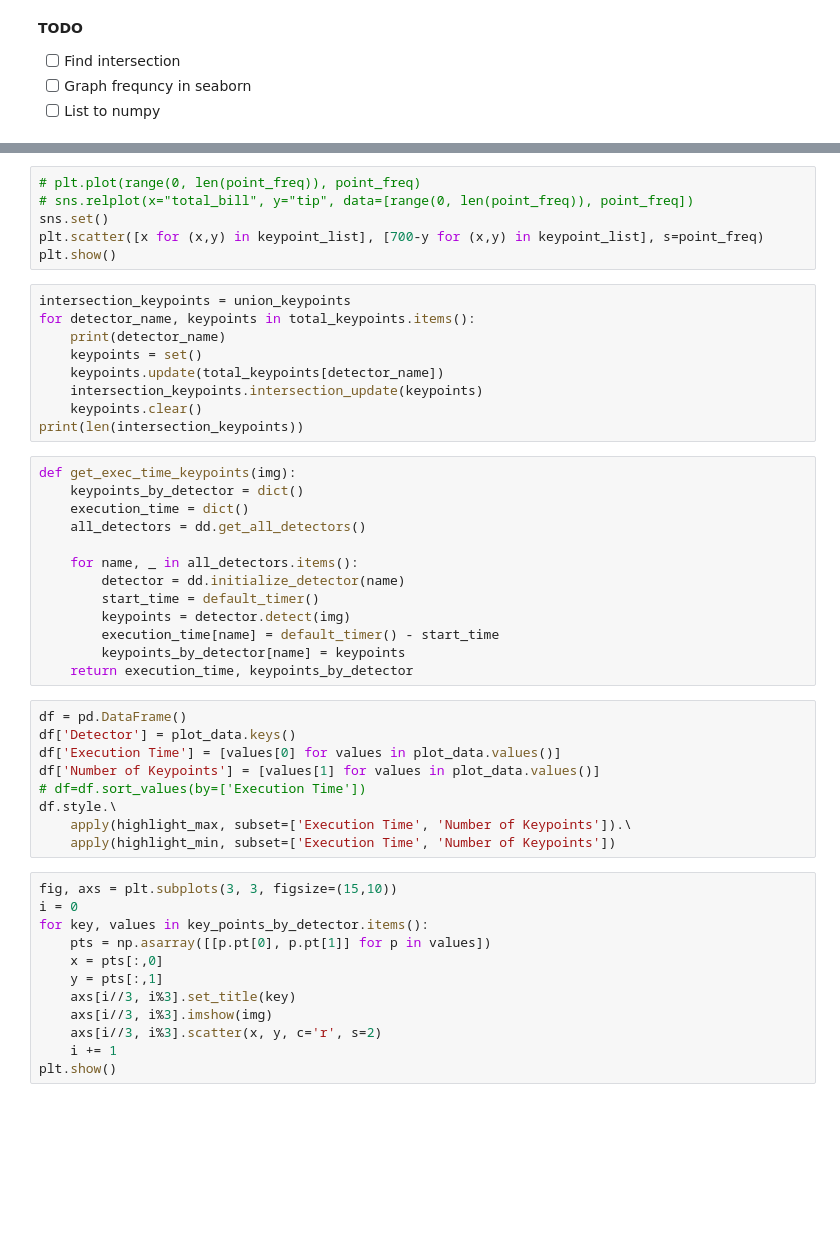
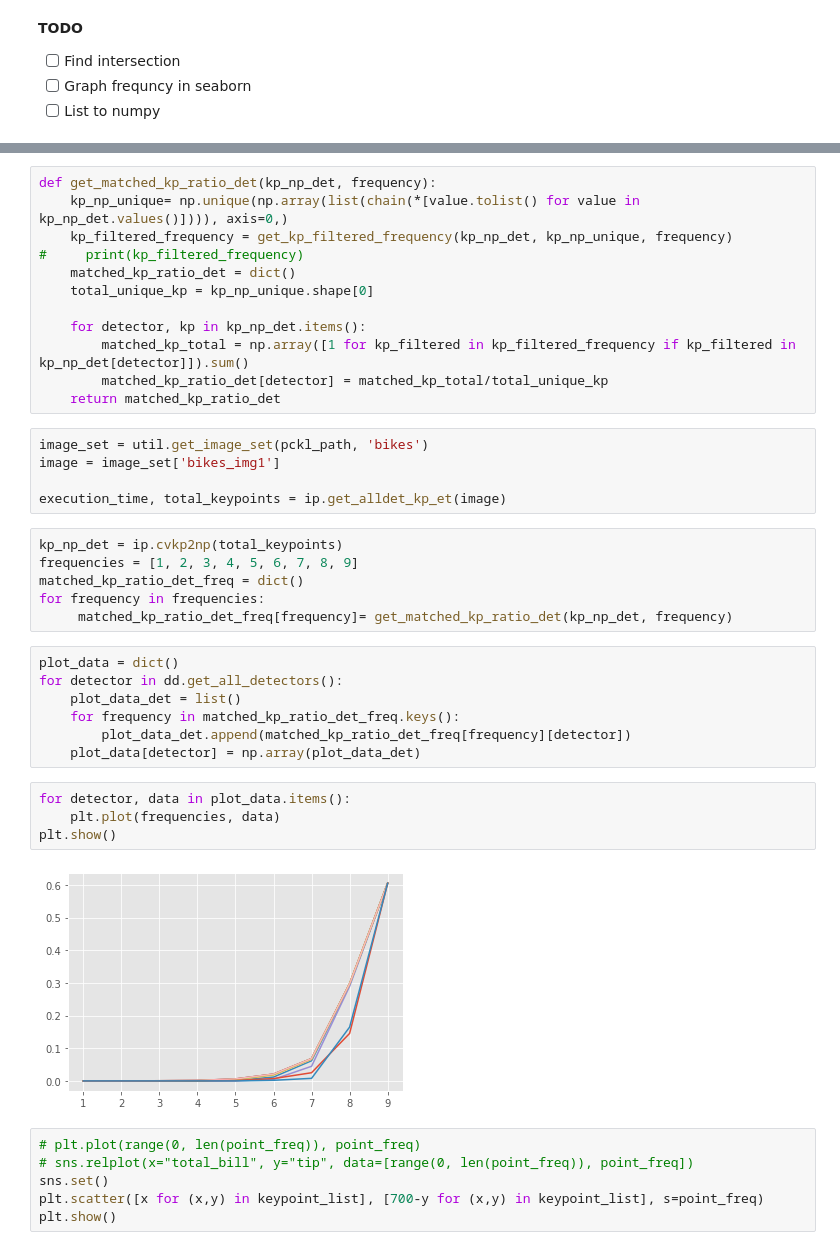
Before and after one commit to paul-shuvo/detector-descriptor-evaluation, a Jupyter notebook: src/demo.ipynb, the cells around one changed output, grey strips where cells are left out. Drawn from its saved outputs; the diff is of its cells as text; blank space fills up the shorter version.

Commit message:
feat: kp_ratio functions added

```diff
--- a/src/demo.ipynb
+++ b/src/demo.ipynb
@@ -257,49 +263,42 @@ max(point_freq)
+# %%
+def get_matched_kp_ratio_det(kp_np_det, frequency):
+    kp_np_unique= np.unique(np.array(list(chain(*[value.tolist() for value in kp_np_det.values()]))), axis=0,)
+    kp_filtered_frequency = get_kp_filtered_frequency(kp_np_det, kp_np_unique, frequency)
+#     print(kp_filtered_frequency)
+    matched_kp_ratio_det = dict()
+    total_unique_kp = kp_np_unique.shape[0]
+
+    for detector, kp in kp_np_det.items():
+        matched_kp_total = np.array([1 for kp_filtered in kp_filtered_frequency if kp_filtered in kp_np_det[detector]]).sum()
+        matched_kp_ratio_det[detector] = matched_kp_total/total_unique_kp
+    return matched_kp_ratio_det
+# %%
+image_set = util.get_image_set(pckl_path, 'bikes')
+image = image_set['bikes_img1']
+
+execution_time, total_keypoints = ip.get_alldet_kp_et(image)
+# %%
+kp_np_det = ip.cvkp2np(total_keypoints)
+frequencies = [1, 2, 3, 4, 5, 6, 7, 8, 9]
+matched_kp_ratio_det_freq = dict()
+for frequency in frequencies:
+     matched_kp_ratio_det_freq[frequency]= get_matched_kp_ratio_det(kp_np_det, frequency)
+# %%
+plot_data = dict()
+for detector in dd.get_all_detectors():
+    plot_data_det = list()
+    for frequency in matched_kp_ratio_det_freq.keys():
+        plot_data_det.append(matched_kp_ratio_det_freq[frequency][detector])
+    plot_data[detector] = np.array(plot_data_det)
+# %%
+for detector, data in plot_data.items():
+    plt.plot(frequencies, data)
+plt.show()
+# %% [output]
+[figure, added]
 # %%
 # plt.plot(range(0, len(point_freq)), point_freq)
 # sns.relplot(x="total_bill", y="tip", data=[range(0, len(point_freq)), point_freq])
 sns.set()
 plt.scatter([x for (x,y) in keypoint_list], [700-y for (x,y) in keypoint_list], s=point_freq)
 plt.show()
-# %%
-intersection_keypoints = union_keypoints
-for detector_name, keypoints in total_keypoints.items():
-    print(detector_name)
-    keypoints = set()
-    keypoints.update(total_keypoints[detector_name])
-    intersection_keypoints.intersection_update(keypoints)
-    keypoints.clear()
-print(len(intersection_keypoints))
-# %%
-def get_exec_time_keypoints(img):
-    keypoints_by_detector = dict()
-    execution_time = dict()
-    all_detectors = dd.get_all_detectors()
-
-    for name, _ in all_detectors.items():
-        detector = dd.initialize_detector(name)
-        start_time = default_timer()
-        keypoints = detector.detect(img)
-        execution_time[name] = default_timer() - start_time
-        keypoints_by_detector[name] = keypoints
-    return execution_time, keypoints_by_detector
-# %%
-df = pd.DataFrame()
-df['Detector'] = plot_data.keys()
-df['Execution Time'] = [values[0] for values in plot_data.values()]
-df['Number of Keypoints'] = [values[1] for values in plot_data.values()]
-# df=df.sort_values(by=['Execution Time'])
-df.style.\
-    apply(highlight_max, subset=['Execution Time', 'Number of Keypoints']).\
-    apply(highlight_min, subset=['Execution Time', 'Number of Keypoints'])
-# %%
-fig, axs = plt.subplots(3, 3, figsize=(15,10))
-i = 0
-for key, values in key_points_by_detector.items():
-    pts = np.asarray([[p.pt[0], p.pt[1]] for p in values])
-    x = pts[:,0]
-    y = pts[:,1]
-    axs[i//3, i%3].set_title(key)
-    axs[i//3, i%3].imshow(img)
-    axs[i//3, i%3].scatter(x, y, c='r', s=2)
-    i += 1
-plt.show()
```
Also changed, not shown: parts of 15 cells of this notebook.
